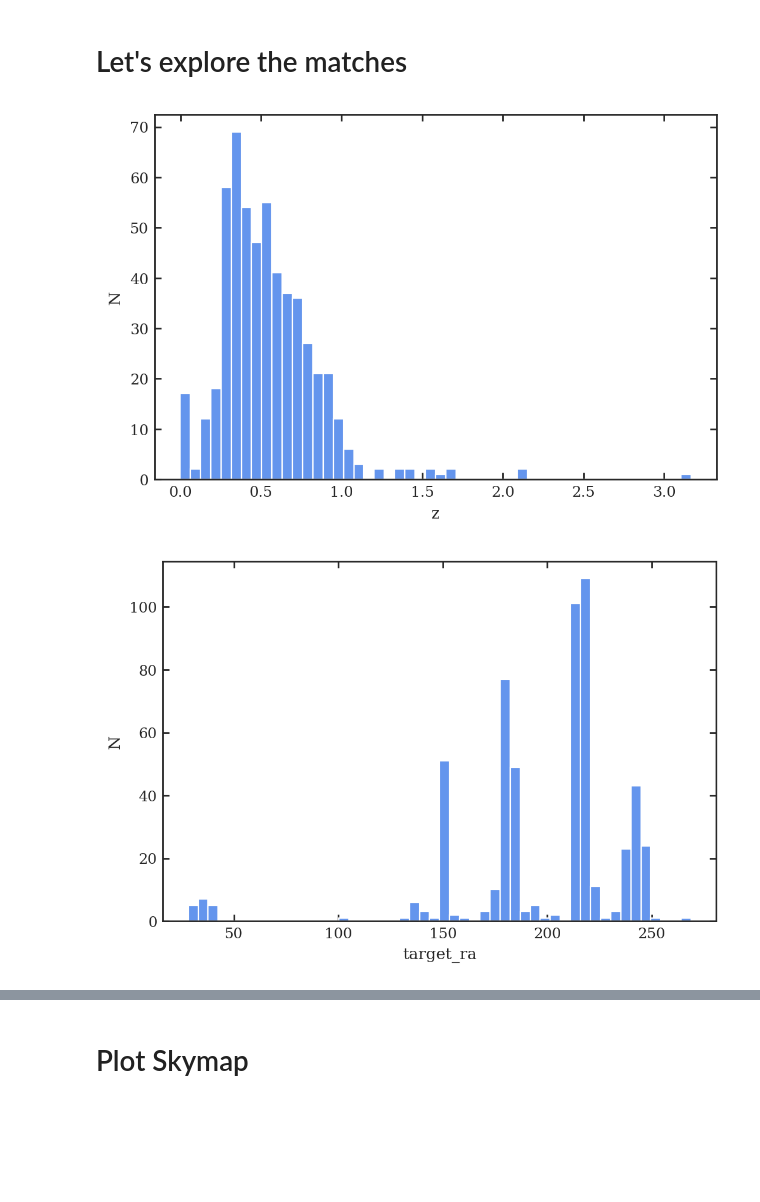
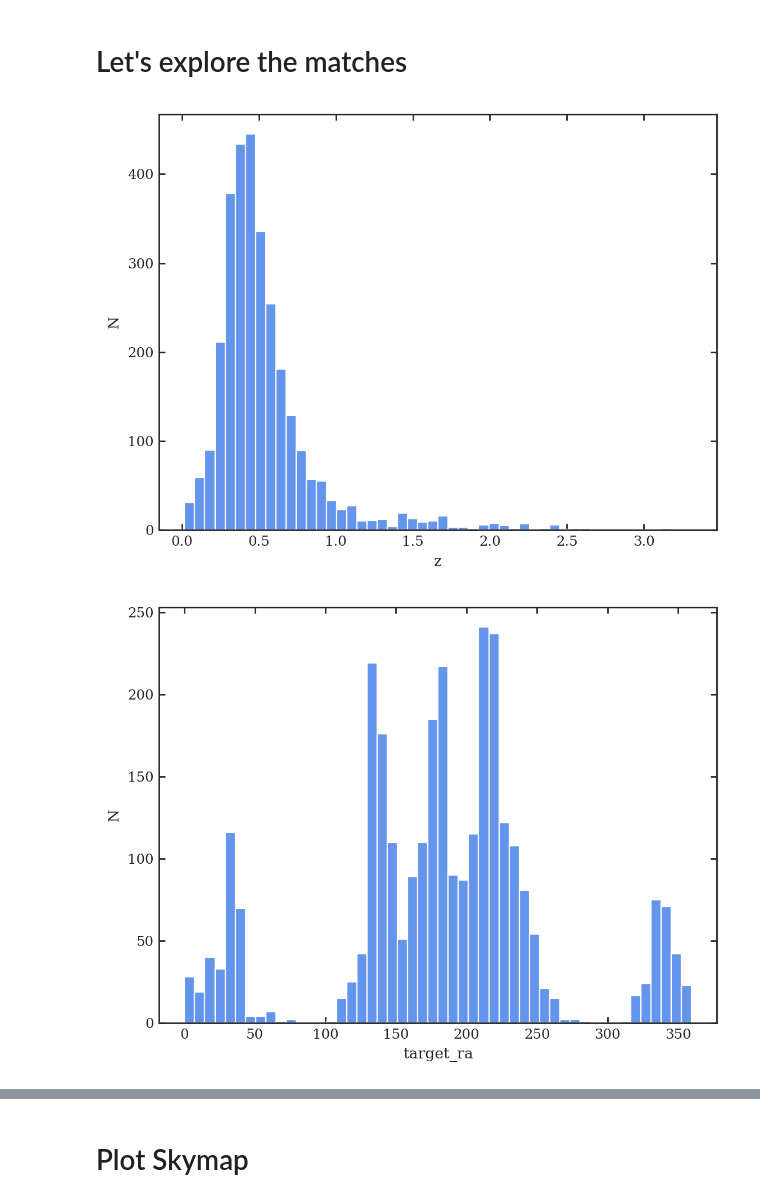
Before and after one commit to noahfranz13/SpecLens, a Jupyter notebook: FindLenses/crossmatch-analysis.ipynb, the cells around one changed output, grey strips where cells are left out. Drawn from its saved outputs; the diff is of its cells as text; code cells hidden in the pictures; blank space fills up the shorter version.

```diff
--- a/FindLenses/crossmatch-analysis.ipynb
+++ b/FindLenses/crossmatch-analysis.ipynb
@@ -26,14 +29,16 @@ plt.rcParams['ytick.major.size'] = 4
 plt.rcParams['xtick.minor.size'] = 2
 plt.rcParams['ytick.minor.size'] = 2
 # %%
-fuji = Table(fitsio.read('fuji-matches.fits')) # table of all matches
-iron = Table(fitsio.read('iron-matches.fits'))
+filedir = os.getcwd() #'/global/cfs/cdirs/desi/users/nrfran/speclens'
+
+iron = Table(fitsio.read(os.path.join(filedir, 'iron-matches.fits')))
+masterlens = Table(fitsio.read(os.path.join(filedir,'masterlens-matches.fits')))
 # %% [markdown]
 # Let's explore the matches
 # %%
 # histogram various values
 
-def fujiHist(key, table=fuji, **kwargs):
+def ironHist(key, table=iron, **kwargs):
     '''
     key [str] : key that exists in the astropy Table
     table [astropy Table] : to plot from
@@ -45,10 +50,10 @@ def fujiHist(key, table=fuji, **kwargs):
     ax.set_ylabel('N')
     ax.set_xlabel(key.lower().strip('_'))
 # %%
-fujiHist('Z', bins=50)
-fujiHist('TARGET_RA', bins=50)
-fujiHist('TARGET_DEC', bins=50)
-fujiHist('SPECTYPE', bins=3)
+ironHist('Z', bins=50)
+ironHist('TARGET_RA', bins=50)
+ironHist('TARGET_DEC', bins=50)
+ironHist('SPECTYPE', bins=3)
 # %% [output]
-[figure, old version]
+[figure, new version]
-[figure, old version]
+[figure, new version]
```
Also changed, not shown: parts of 7 cells of this notebook, 9 other files.
